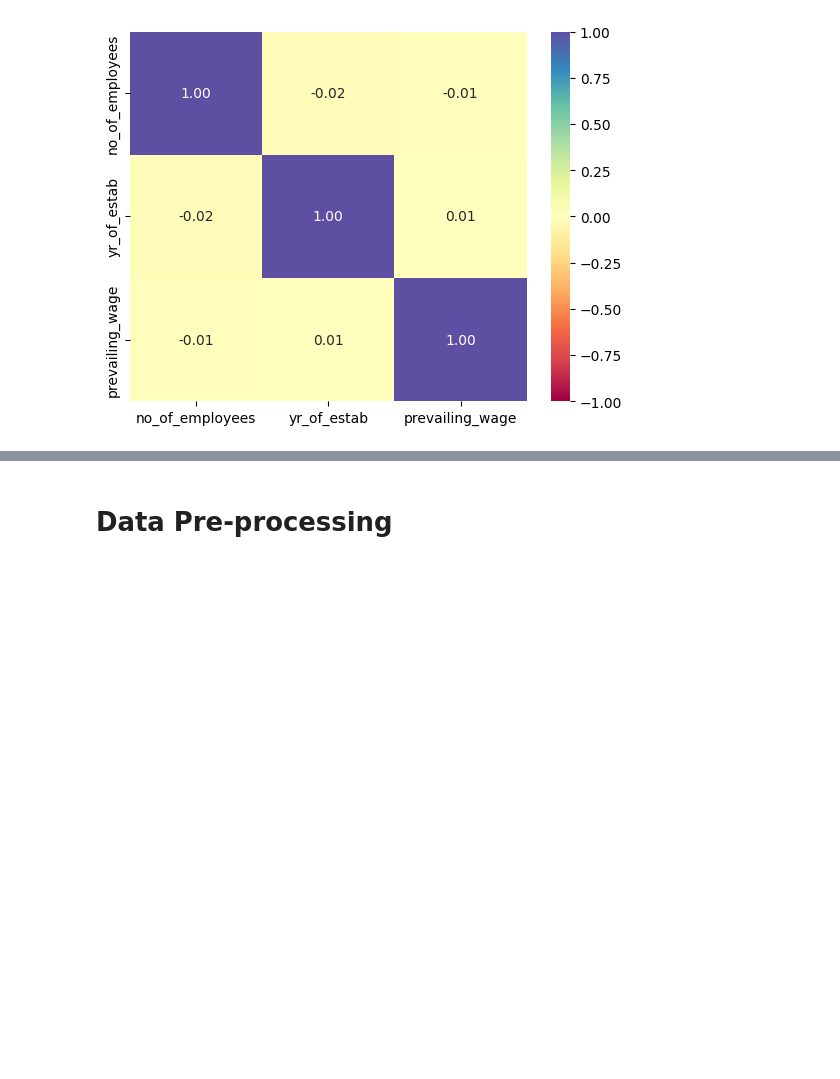
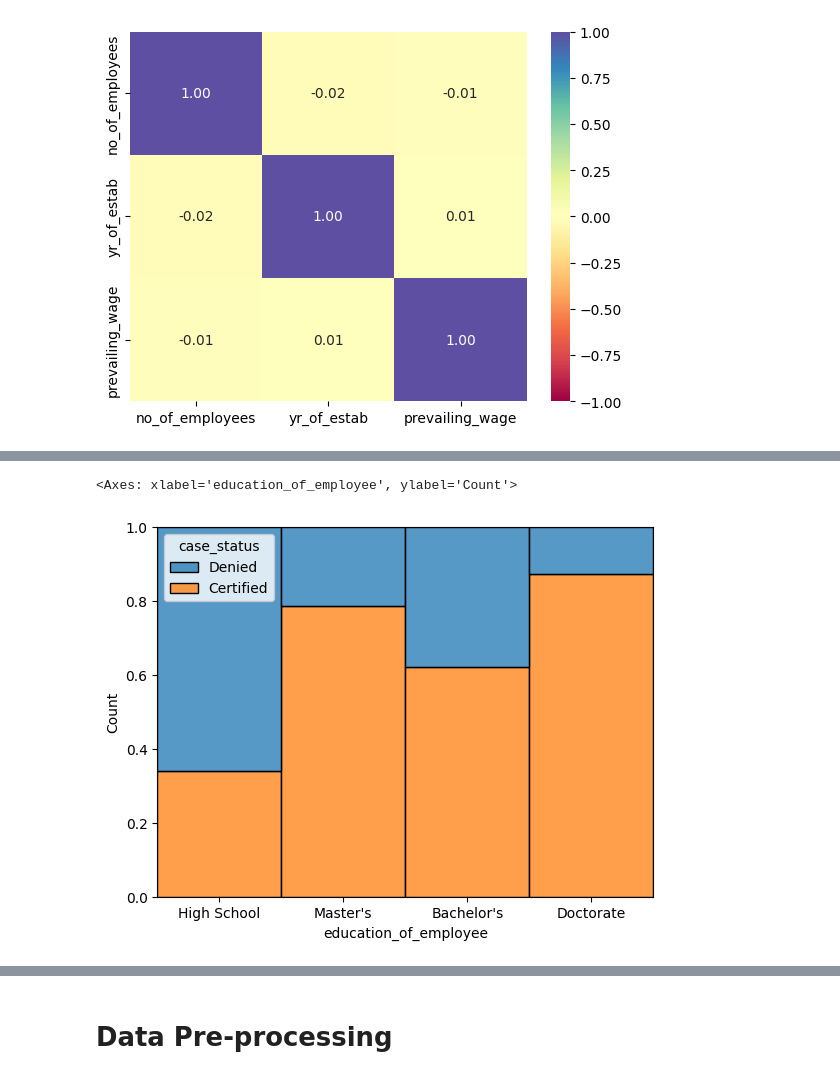
Before and after one commit to samdandy/ai-ml-course-proj-3, a Jupyter notebook: EasyVisa_proj_3.ipynb, the cells around one changed output, grey strips where cells are left out. Cells and saved outputs as stored; diff of their text form; code cells hidden in the pictures; blank space fills up the shorter version.

```diff
--- a/EasyVisa_proj_3.ipynb
+++ b/EasyVisa_proj_3.ipynb
@@ -267,0 +270,12 @@ sns.heatmap(
+# %%
+# How does the education level of employees impact visa approval rates?
+sns.histplot(
+    data=visa_data,
+    x="education_of_employee",
+    hue="case_status",
+    multiple="fill"
+)
+# Having a masters or doctorate makes you highly like 80% to be certified. Bachelor is 60%. Highschool is least likely to be certified.
+# %% [output]
+<Axes: xlabel='education_of_employee', ylabel='Count'>
+[figure, added]
```
Also changed, not shown: parts of 12 cells of this notebook.
